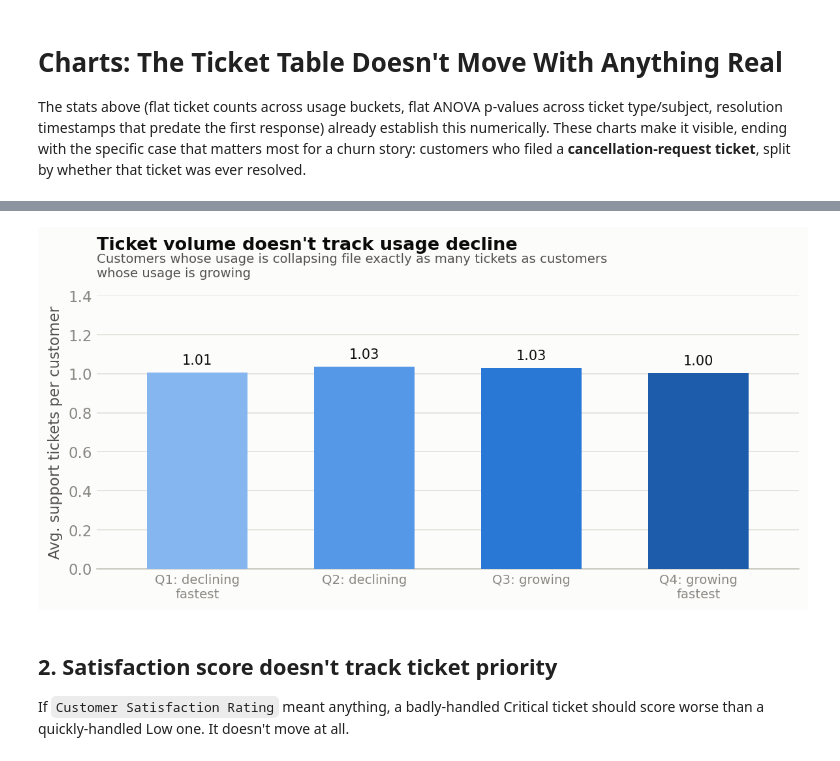
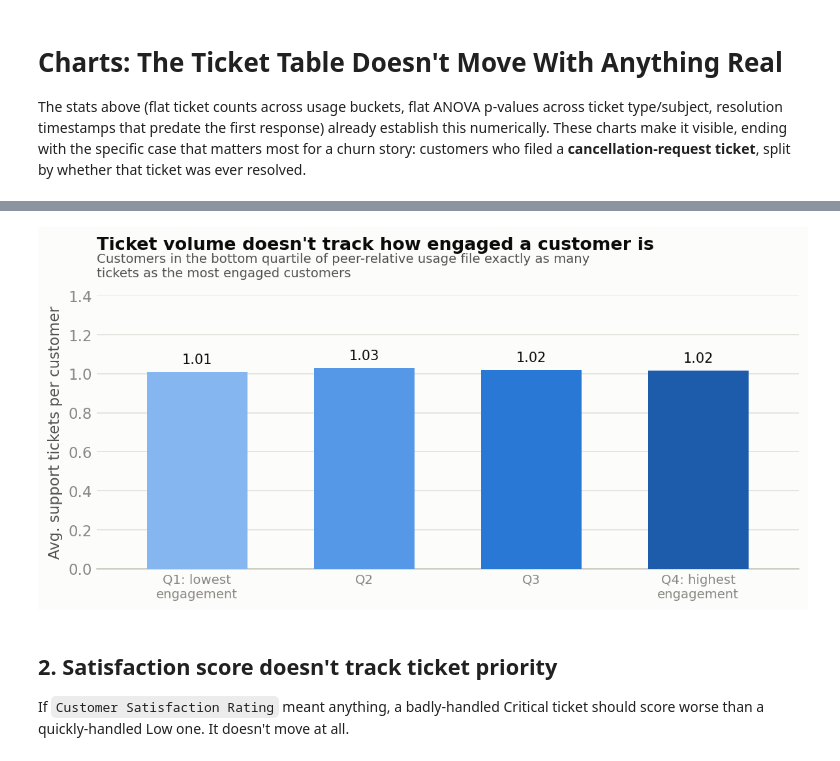
Before and after one commit to dpark2380/datasoc-atlassian-datathon, a Jupyter notebook: analysis/EDA.ipynb, the cells around one changed output, grey strips where cells are left out. Saved outputs shown, nothing was run; the diff lists cells and outputs as text; code cells hidden in the pictures.

```diff
--- a/analysis/EDA.ipynb
+++ b/analysis/EDA.ipynb
@@ -645,30 +647,54 @@ Split customers into quartiles of `Product Actions Slope` (how fast their real u
 # %%
-riskCheckDf["Usage Trend Quartile"] = pd.qcut(
-    riskCheckDf["Product Actions Slope"], 4,
-    labels=["Q1: declining\nfastest", "Q2: declining", "Q3: growing", "Q4: growing\nfastest"],
+usageAvg = products_df.groupby("Customer ID")[["Active Days", "Sessions", "Product Actions"]].mean().reset_index()
+productTotals = products_df.groupby(["Customer ID", "Product"])["Active Days"].sum().reset_index()
+primaryProduct = productTotals.loc[productTotals.groupby("Customer ID")["Active Days"].idxmax(), ["Customer ID", "Product"]]
+primaryProduct.columns = ["Customer ID", "Primary Product"]
+
+engagementDf = customers_df.merge(usageAvg, on="Customer ID").merge(primaryProduct, on="Customer ID")
+
+def normalise(col):
+    filled = col.fillna(col.median())
+    span = filled.max() - filled.min()
+    return (filled - filled.min()) / span if span else filled * 0
+
+engagementDf["Engagement Composite"] = pd.concat(
+    [normalise(engagementDf[m]) for m in ["Active Days", "Sessions", "Product Actions"]], axis=1
+).mean(axis=1)
+# Peer-relative: rank within Plan Type x Primary Product, since those are the two
+# real drivers of usage baseline (Free vs Enterprise, Jira vs Loom) -- comparing a
+# customer only to their own peers avoids penalising naturally lower-touch tiers/products.
+engagementDf["Engagement Percentile"] = engagementDf.groupby(
+    ["Plan Type", "Primary Product"], observed=True
+)["Engagement Composite"].rank(pct=True) * 100
+
+engagementDf = engagementDf.merge(riskCheckDf[["Customer ID", "Ticket Count"]], on="Customer ID", how="left")
+
+engagementDf["Engagement Quartile"] = pd.qcut(
+    engagementDf["Engagement Percentile"], 4,
+    labels=["Q1: lowest\nengagement", "Q2", "Q3", "Q4: highest\nengagement"],
 )
-ticketVolByQuartile = riskCheckDf.groupby("Usage Trend Quartile", observed=True)["Ticket Count"].mean()
+ticketVolByQuartile = engagementDf.groupby("Engagement Quartile", observed=True)["Ticket Count"].mean()
 
 fig, ax = plt.subplots(figsize=(8, 4.6), dpi=150)
 bars = ax.bar(range(len(ticketVolByQuartile)), ticketVolByQuartile.values, color=SEQ_BLUE, width=0.6, zorder=3)
 for b, v in zip(bars, ticketVolByQuartile.values):
     ax.text(b.get_x() + b.get_width() / 2, v + 0.03, f"{v:.2f}", ha="center", va="bottom", fontsize=10, color=INK_PRIMARY)
 
 ax.set_ylim(0, 1.4)
 ax.set_ylabel("Avg. support tickets per customer")
 wrapped_title(
     ax,
-    "Ticket volume doesn't track usage decline",
-    "Customers whose usage is collapsing file exactly as many tickets as customers whose usage is growing",
+    "Ticket volume doesn't track how engaged a customer is",
+    "Customers in the bottom quartile of peer-relative usage file exactly as many tickets as the most engaged customers",
 )
 ax.set_xticks(range(len(ticketVolByQuartile)))
 ax.set_xticklabels(ticketVolByQuartile.index, fontsize=9.5)
 ax.set_xlim(-0.6, len(ticketVolByQuartile) - 0.4)
 style_axes(ax)
 fig.tight_layout(rect=(0, 0, 1, 0.88))
 plt.show()
 # %% [output]
-[figure, old version]
+[figure, new version]
 # %% [markdown]
 ## 2. Satisfaction score doesn't track ticket priority
 
```
Also changed, not shown: parts of 5 cells of this notebook, 1 other file.
